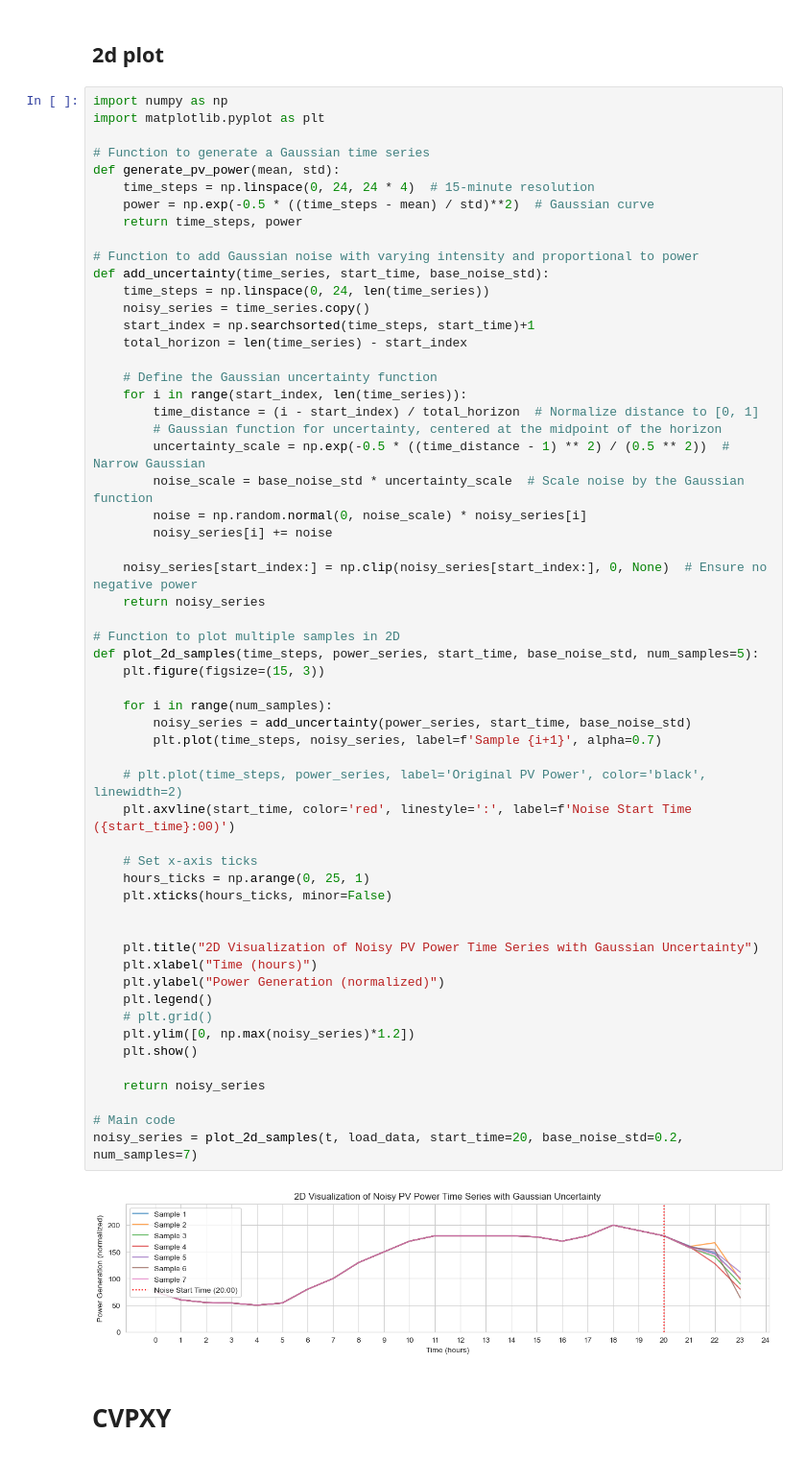
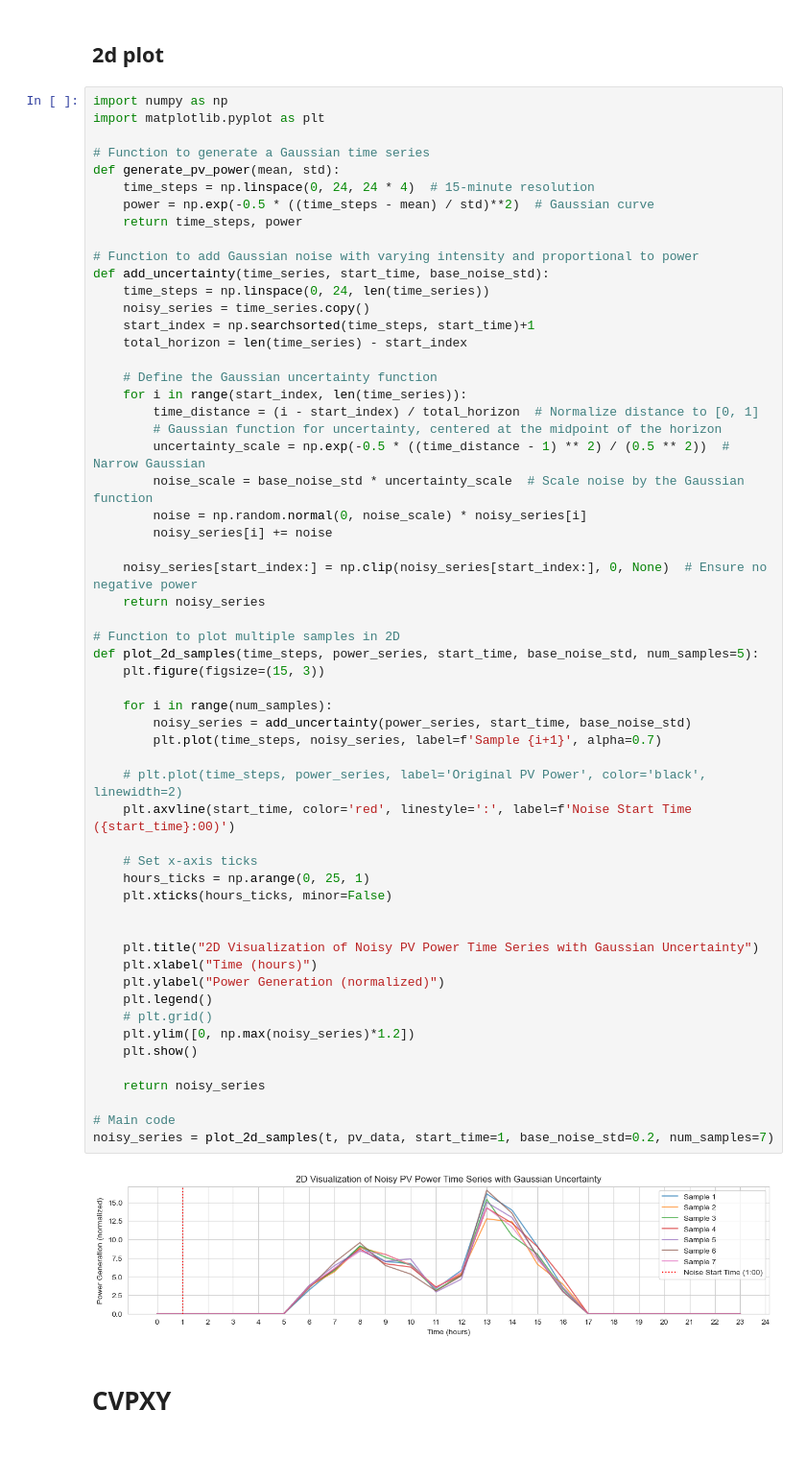
Before and after one commit to arbit3rr/ES-Temporal-RL, a Jupyter notebook: MILP_solution.ipynb, the cells around one changed output. Shown at 96% size. Drawn from its saved outputs; the diff is of its cells as text.

```diff
--- a/MILP_solution.ipynb
+++ b/MILP_solution.ipynb
@@ -85,35 +90,35 @@ def add_uncertainty(time_series, start_time, base_noise_std):
     return noisy_series
 
 # Function to plot multiple samples in 2D
 def plot_2d_samples(time_steps, power_series, start_time, base_noise_std, num_samples=5):
     plt.figure(figsize=(15, 3))
 
     for i in range(num_samples):
         noisy_series = add_uncertainty(power_series, start_time, base_noise_std)
         plt.plot(time_steps, noisy_series, label=f'Sample {i+1}', alpha=0.7)
 
     # plt.plot(time_steps, power_series, label='Original PV Power', color='black', linewidth=2)
     plt.axvline(start_time, color='red', linestyle=':', label=f'Noise Start Time ({start_time}:00)')
 
     # Set x-axis ticks
     hours_ticks = np.arange(0, 25, 1)
     plt.xticks(hours_ticks, minor=False)
 
 
     plt.title("2D Visualization of Noisy PV Power Time Series with Gaussian Uncertainty")
     plt.xlabel("Time (hours)")
     plt.ylabel("Power Generation (normalized)")
     plt.legend()
     # plt.grid()
     plt.ylim([0, np.max(noisy_series)*1.2])
     plt.show()
 
     return noisy_series
 
 # Main code
-noisy_series = plot_2d_samples(t, load_data, start_time=20, base_noise_std=0.2, num_samples=7)
+noisy_series = plot_2d_samples(t, pv_data, start_time=1, base_noise_std=0.2, num_samples=7)
 # %% [output]
-[figure, old version]
+[figure, new version]
 # %% [markdown]
 # CVPXY
 # %%
```
Also changed, not shown: parts of 1 cell of this notebook, 1 other file.
